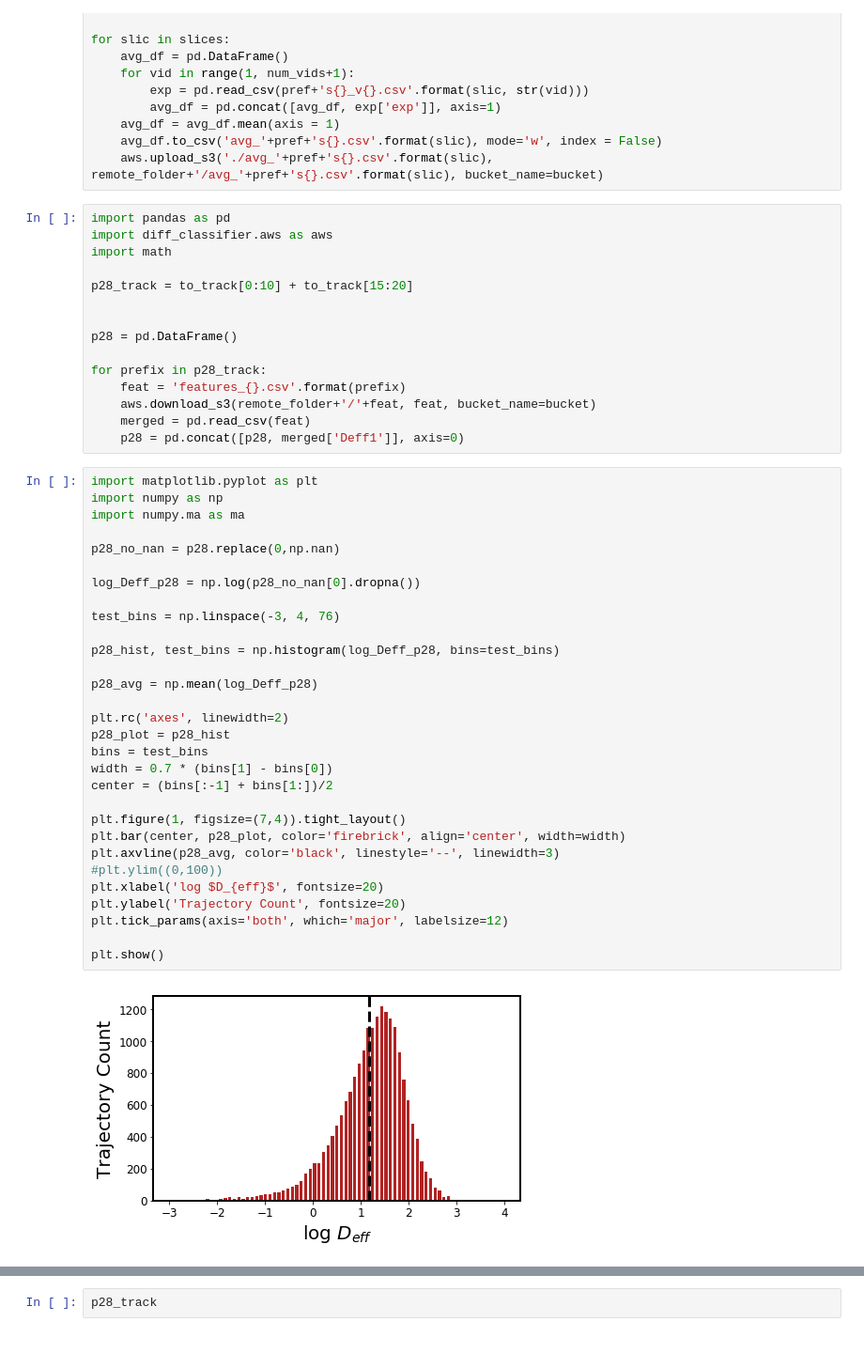
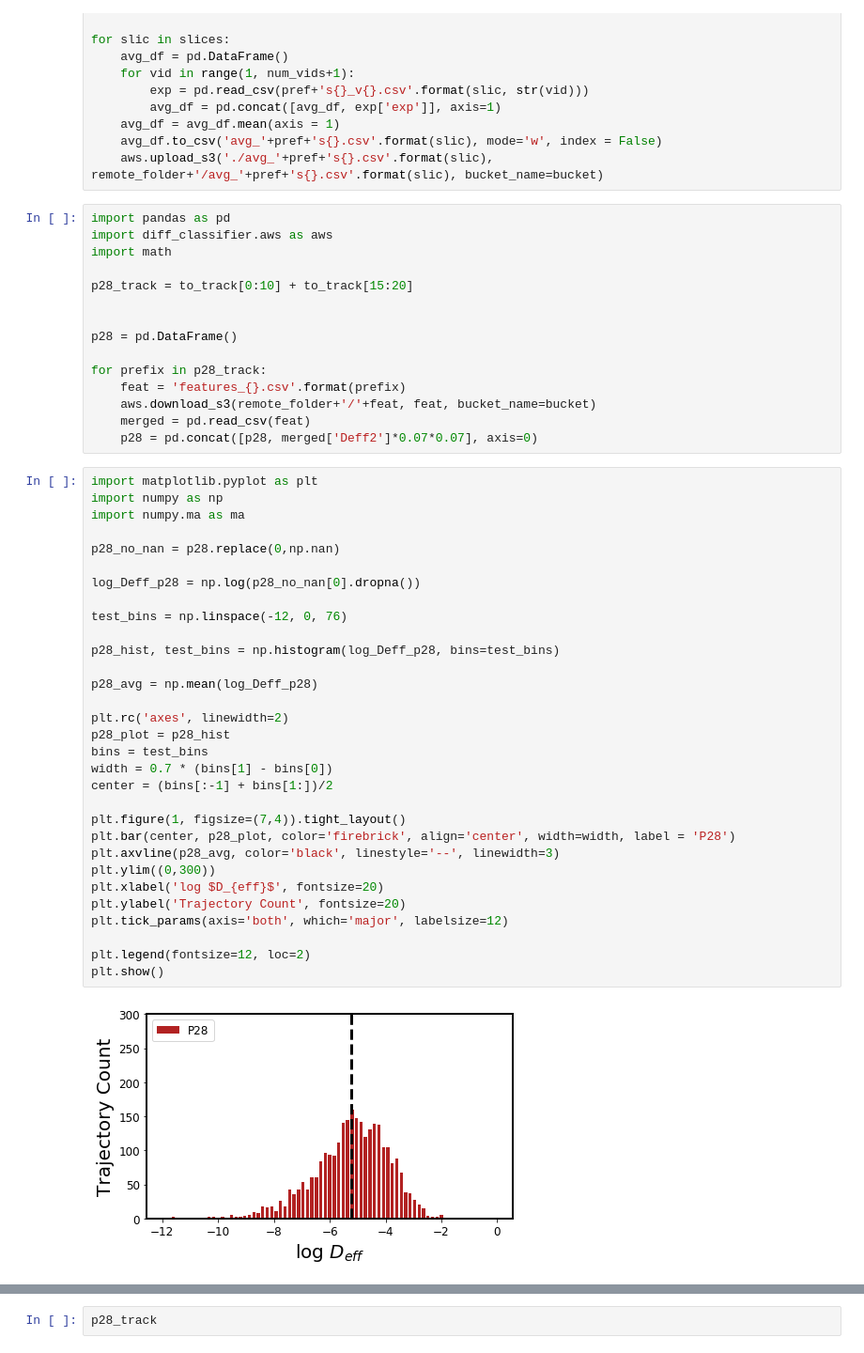
Before and after one commit to mimc7580/diff_classifier, a Jupyter notebook: notebooks/development/03_05_19_MPT_age_dependence_P28.ipynb, the cells around one changed output, grey strips where cells are left out. Shown at 94% size. Drawn from its saved outputs; the diff is of its cells as text.

```diff
--- a/notebooks/development/03_05_19_MPT_age_dependence_P28.ipynb
+++ b/notebooks/development/03_05_19_MPT_age_dependence_P28.ipynb
@@ -389,36 +389,37 @@ for prefix in p28_track:
     feat = 'features_{}.csv'.format(prefix)
     aws.download_s3(remote_folder+'/'+feat, feat, bucket_name=bucket)
     merged = pd.read_csv(feat)
-    p28 = pd.concat([p28, merged['Deff1']], axis=0)
+    p28 = pd.concat([p28, merged['Deff2']*0.07*0.07], axis=0)
 # %%
 import matplotlib.pyplot as plt
 import numpy as np
 import numpy.ma as ma
 
 p28_no_nan = p28.replace(0,np.nan)
 
 log_Deff_p28 = np.log(p28_no_nan[0].dropna())
 
-test_bins = np.linspace(-3, 4, 76)
+test_bins = np.linspace(-12, 0, 76)
 
 p28_hist, test_bins = np.histogram(log_Deff_p28, bins=test_bins)
 
 p28_avg = np.mean(log_Deff_p28)
 
 plt.rc('axes', linewidth=2)
 p28_plot = p28_hist
 bins = test_bins
 width = 0.7 * (bins[1] - bins[0])
 center = (bins[:-1] + bins[1:])/2
 
 plt.figure(1, figsize=(7,4)).tight_layout()
-plt.bar(center, p28_plot, color='firebrick', align='center', width=width)
+plt.bar(center, p28_plot, color='firebrick', align='center', width=width, label = 'P28')
 plt.axvline(p28_avg, color='black', linestyle='--', linewidth=3)
-#plt.ylim((0,100))
+plt.ylim((0,300))
 plt.xlabel('log $D_{eff}$', fontsize=20)
 plt.ylabel('Trajectory Count', fontsize=20)
 plt.tick_params(axis='both', which='major', labelsize=12)
 
+plt.legend(fontsize=12, loc=2)
 plt.show()
 # %% [output]
-[figure, old version]
+[figure, new version]
```
Also changed, not shown: parts of 2 cells of this notebook, 7 other files.
